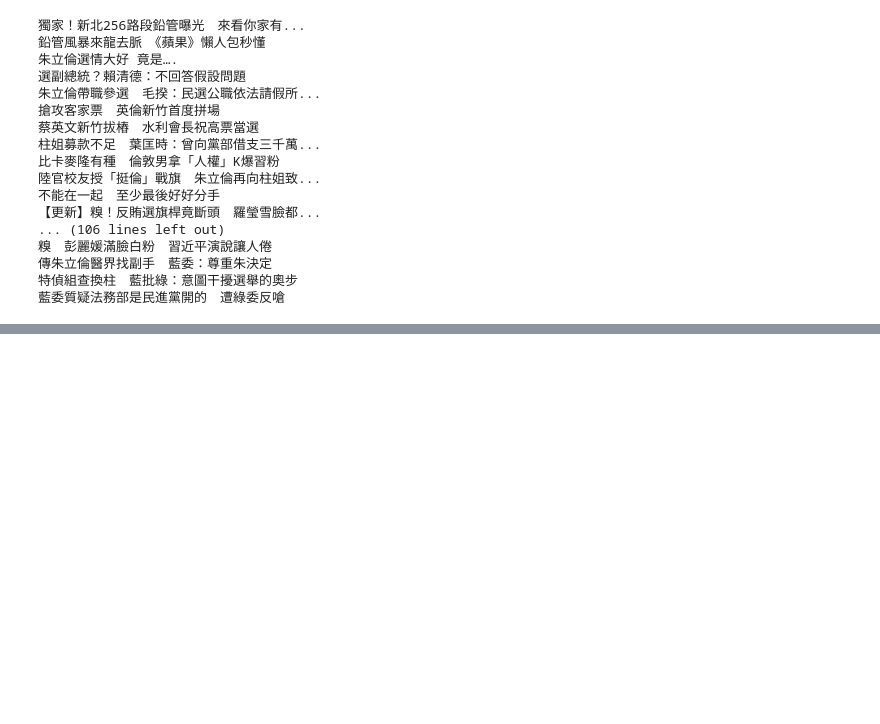
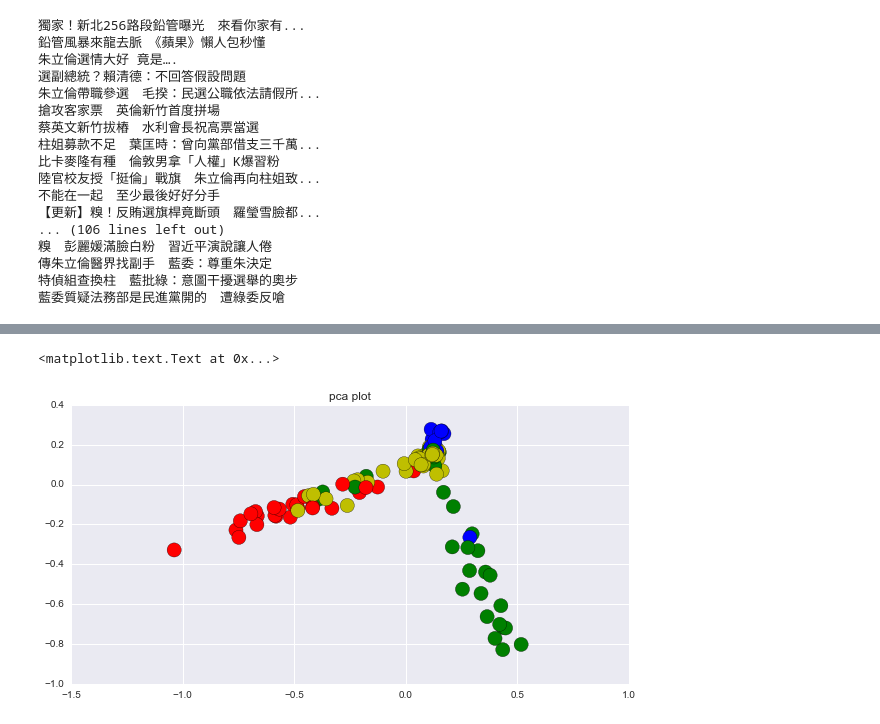
Before and after one commit to ywchiu/twmtm, a Jupyter notebook: 20151029Demo.ipynb, the cells around one changed output, grey strips where cells are left out. Drawn from its saved outputs; the diff is of its cells as text; code cells hidden in the pictures; blank space fills up the shorter version.

```diff
--- a/20151029Demo.ipynb
+++ b/20151029Demo.ipynb
@@ -1014,0 +1046,6 @@ Gap徵小小代言人 艾力克斯親子秀時尚
+# %%
+from sklearn import cluster
+c = cluster.KMeans(n_clusters=4)
+k_data = c.fit_predict(weight)
+# %%
+n_cosine_similarities = linear_kernel(tfidf, tfidf)
@@ -1014,0 +1056,7 @@ Gap徵小小代言人 艾力克斯親子秀時尚
+# %%
+import numpy as np
+from sklearn.decomposition import PCA
+pca = PCA(n_components=2)
+# %%
+pca_data = pca.fit_transform(n_cosine_similarities)
+print pca_data.shape
@@ -1014,0 +1085,7 @@ Gap徵小小代言人 艾力克斯親子秀時尚
+# %%
+fig, axes = plt.subplots(ncols=1, nrows=1,figsize=(10,5))
+axes.scatter(pca_data[:,0], pca_data[:,1], c=['rgbyc'[i] for i in k_data ], s=200)
+axes.set_title('pca plot')
+# %% [output]
+<matplotlib.text.Text at 0x...>
+[figure, added]
```
Also changed, not shown: parts of 10 cells of this notebook.
